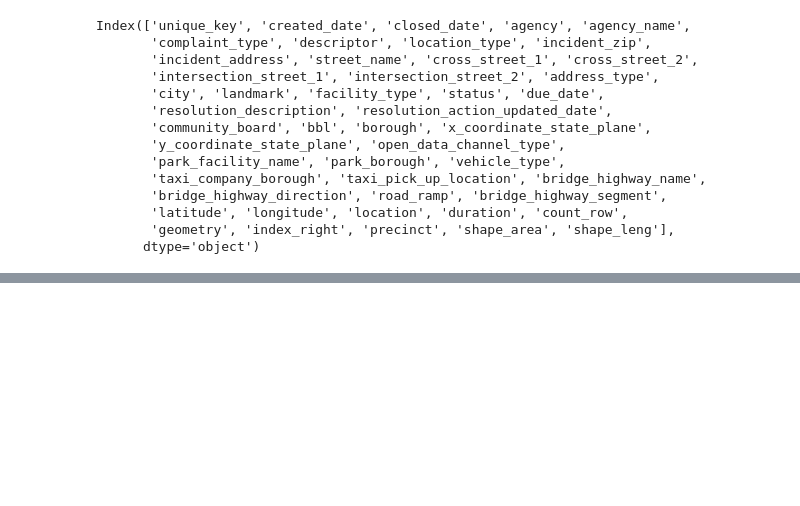
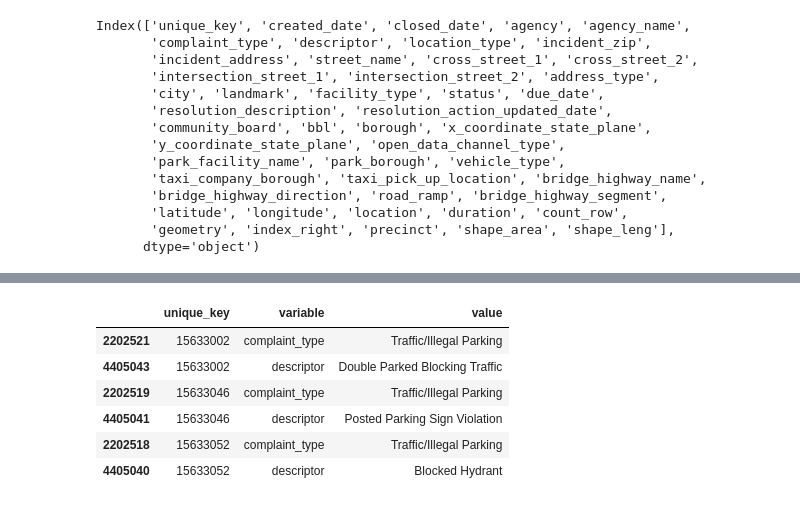
Before and after one commit to ssigman1/group4-nypd, a Jupyter notebook: Notebooks/group4_SavannahSigman.ipynb, the cells around one changed output, grey strips where cells are left out. Saved outputs shown, nothing was run; the diff lists cells and outputs as text; code cells hidden in the pictures; blank space fills up the shorter version.

```diff
--- a/Notebooks/group4_SavannahSigman.ipynb
+++ b/Notebooks/group4_SavannahSigman.ipynb
@@ -396,0 +410,10 @@ inner_year.head(20)
+# %%
+des_com_melt.sort_values(by=['unique_key', 'variable']).head(6)
+# %% [output]
+|  | unique_key | variable | value |
+| 2202521 | 15633002 | complaint_type | Traffic/Illegal Parking |
+| 4405043 | 15633002 | descriptor | Double Parked Blocking Traffic |
+| 2202519 | 15633046 | complaint_type | Traffic/Illegal Parking |
+| 4405041 | 15633046 | descriptor | Posted Parking Sign Violation |
+| 2202518 | 15633052 | complaint_type | Traffic/Illegal Parking |
+| 4405040 | 15633052 | descriptor | Blocked Hydrant |
```
Also changed, not shown: parts of 23 cells of this notebook.
